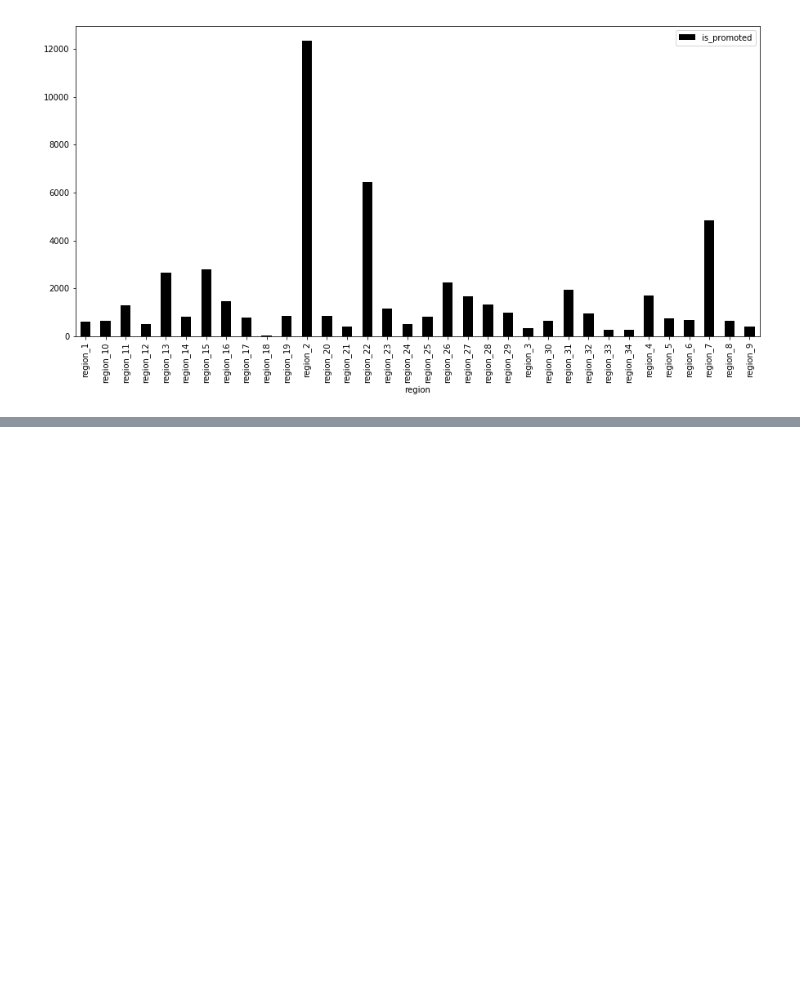
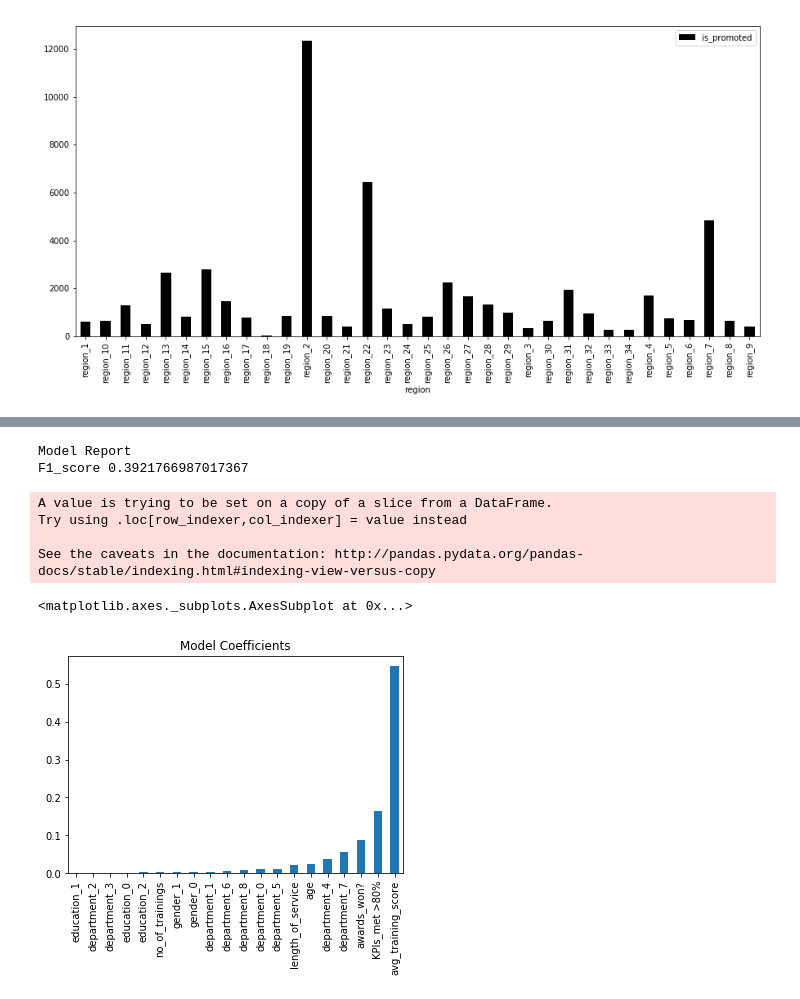
Before and after one commit to IITGuwahati-AI/Learning-Content, a Jupyter notebook: HR_analytics.ipynb, the cells around one changed output, grey strips where cells are left out. Saved outputs shown, nothing was run; the diff lists cells and outputs as text; code cells hidden in the pictures; blank space fills up the shorter version.

```diff
--- a/HR_analytics.ipynb
+++ b/HR_analytics.ipynb
@@ -265,7 +303,7 @@ region.plot(kind = 'bar',figsize = (15,7),color = 'black')
 <matplotlib.axes._subplots.AxesSubplot at 0x...>
 [figure]
 # %%
-df.drop(['gender','education','awards_won?','employee_id','region','recruitment_channel','no_of_trainings'], axis = 1, inplace = True)
+df.drop(['region','recruitment_channel','previous_year_rating'], axis = 1, inplace = True)
 # %%
 df.shape
 # %% [output]
@@ -278,0 +343,3 @@ Index(['department', 'age', 'previous_year_rating', 'length_of_service',
+# %%
+df = pd.get_dummies(df, columns = ['department','gender','education'])
+df.dtypes
@@ -278,0 +433,33 @@ Index(['department', 'age', 'previous_year_rating', 'length_of_service',
+# %%
+#Define target and ID columns:
+target = 'is_promoted'
+IDcol = ['employee_id']
+
+from sklearn.model_selection import cross_val_score
+from sklearn import metrics
+
+def modelfit(alg, dtrain, dtest, predictors, target, IDcol, filename):
+    #Fit the algorithm on the data
+    alg.fit(dtrain[predictors], dtrain[target])
+
+    #Predict training set:
+    dtrain_predictions = alg.predict(dtrain[predictors])
+
+    #Perform cross-validation:
+    cv_score = cross_val_score(alg, dtrain[predictors], dtrain[target], cv=5, scoring='f1')
+
+    #Print model report:
+    print("\nModel Report")
+    print("F1_score", metrics.f1_score(dtrain[target].values, dtrain_predictions))
+
+    #Predict on testing data:
+    dtest[target] = alg.predict(dtest[predictors])
+
+    #Export submission file:
+    IDcol.append(target)
+    submission = pd.DataFrame({ x: dtest[x] for x in IDcol})
+    submission.to_csv(filename, index=False)
+# %%
+from sklearn.ensemble import RandomForestClassifier
+predictors = [x for x in train.columns if x not in [target]+IDcol]
+predictors
@@ -278,0 +487,14 @@ Index(['department', 'age', 'previous_year_rating', 'length_of_service',
+# %%
+alg2 = RandomForestClassifier(n_estimators = 400, max_features = 7, n_jobs = 5, min_samples_leaf = 50)
+modelfit(alg2, train, test, predictors, target, IDcol, 'alg2.csv')
+coef2 = pd.Series(alg2.feature_importances_, predictors).sort_values()
+coef2.plot(kind='bar', title='Model Coefficients')
+# %% [output]
+Model Report
+F1_score 0.3921766987017367
+A value is trying to be set on a copy of a slice from a DataFrame.
+Try using .loc[row_indexer,col_indexer] = value instead
+
+See the caveats in the documentation: http://pandas.pydata.org/pandas-docs/stable/indexing.html#indexing-view-versus-copy
+<matplotlib.axes._subplots.AxesSubplot at 0x...>
+[figure, added]
```
Also changed, not shown: parts of 21 cells of this notebook.
